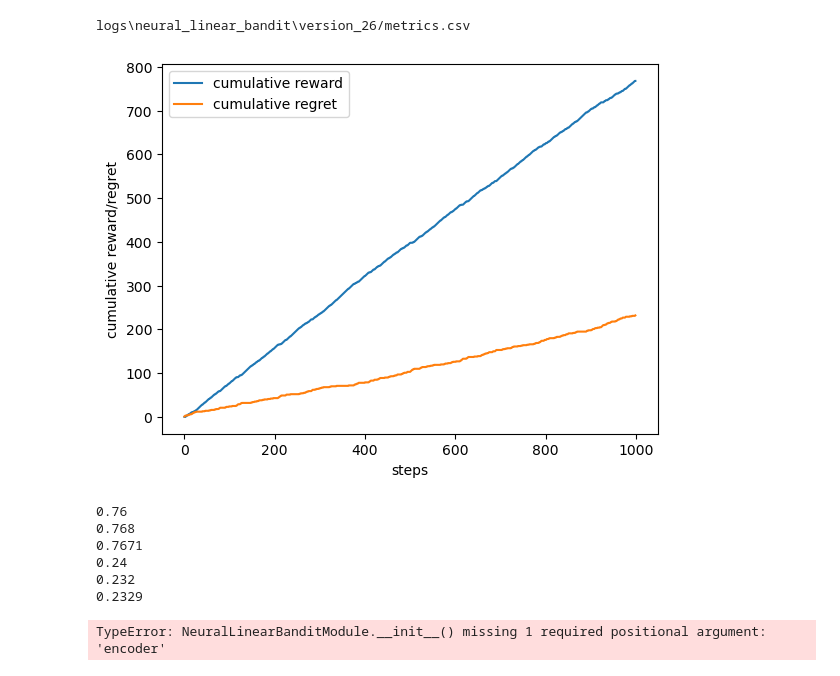
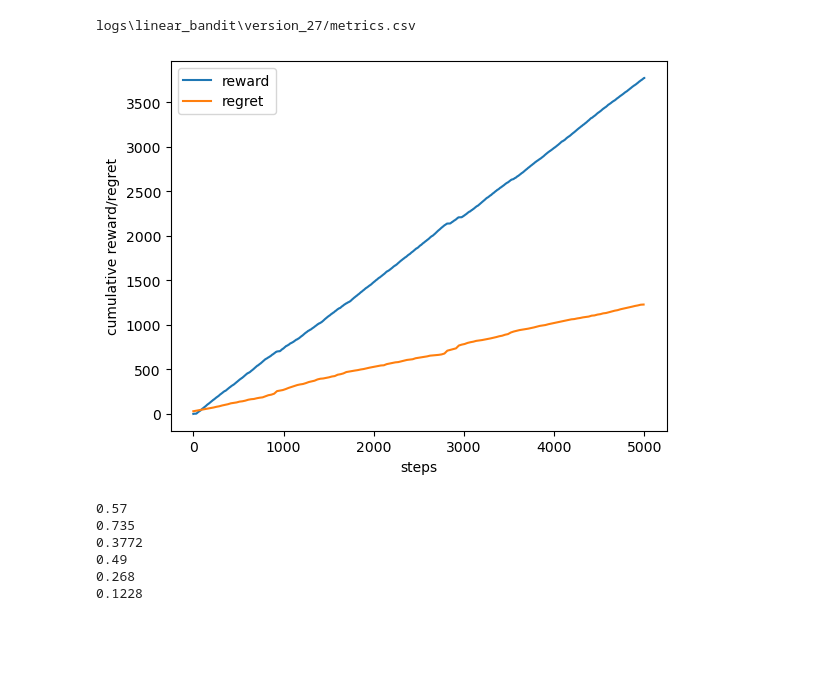
Before and after one commit to neural-bandits/calvera, a Jupyter notebook: examples/neural_linear.ipynb, the cells around one changed output. Cells and saved outputs as stored; diff of their text form; code cells hidden in the pictures; blank space fills up the shorter version.

Commit message:
notebook new interface for neural linear

```diff
--- a/examples/neural_linear.ipynb
+++ b/examples/neural_linear.ipynb
@@ -21,18 +34,15 @@ class Encoder(torch.nn.Module):
 # %%
-dataset = StatlogDataset()
-print(dataset.context_size)
-print(len(dataset))
-
-# constrain to 10000 samples
-train_loader = DataLoader(Subset(dataset, range(10000)), batch_size=1, shuffle=True)
-model = NeuralLinearBanditModule(
+train_loader = DataLoader(Subset(dataset, range(5000)), batch_size=32, shuffle=True)
+env = BanditBenchmarkEnvironment(train_loader)
+bandit_module = NeuralLinearBandit(
         encoder = Encoder(
             input_dim = dataset.context_size * dataset.num_actions,
             hidden_dim = 64,
             output_dim = 32
         ),
-        n_features = dataset.context_size * dataset.num_actions,
+        n_encoder_input_size = dataset.context_size * dataset.num_actions,
         n_embedding_size = 32,
 )
-logger = pl.pytorch.loggers.CSVLogger("logs", name="neural_linear_bandit", flush_logs_every_n_steps=100)
-trainer = pl.Trainer(max_epochs=1, logger=logger, log_every_n_steps=1)
+
+logging.getLogger("lightning.pytorch.utilities.rank_zero").setLevel(logging.FATAL)
+logger = OnlineBanditLoggerDecorator(CSVLogger("logs", name="linear_bandit", flush_logs_every_n_steps=100))
@@ -63,36 +68,36 @@ c:\Users\Philipp\miniconda3\envs\neural_bandits\lib\site-packages\lightning\pyto
 import pandas as pd
 import numpy as np
 
-metrics_csv = logger.log_dir + "/metrics.csv"
+metrics_csv = logger._logger_wrappee.log_dir + "/metrics.csv"
 print(metrics_csv)
 metrics = pd.read_csv(metrics_csv)
-cumulative_reward = np.cumsum(metrics["reward"][:1000])
-cumulative_regret = np.cumsum(metrics["regret"][:1000])
+cumulative_reward = np.cumsum(metrics["reward"][:5000])
+cumulative_regret = np.cumsum(metrics["regret"][:5000].dropna())
 # %% [output]
-logs\neural_linear_bandit\version_26/metrics.csv
+logs\linear_bandit\version_27/metrics.csv
 # %%
 import matplotlib.pyplot as plt
-plt.plot(cumulative_reward)
-plt.plot(cumulative_regret)
+plt.plot(cumulative_reward, label="reward")
+plt.plot(cumulative_regret, label="regret")
 plt.xlabel("steps")
 plt.ylabel("cumulative reward/regret")
-plt.legend(["cumulative reward", "cumulative regret"])
+plt.legend()
 plt.show()
 # %% [output]
-[figure, old version]
+[figure, new version]
 # %%
 # average reward
 print(sum(metrics["reward"][:100]) / 100)
 print(sum(metrics["reward"][:1000]) / 1000)
 print(sum(metrics["reward"][:10000]) / 10000)
-
-print(sum(metrics["regret"][:100]) / 100)
-print(sum(metrics["regret"][:1000]) / 1000)
-print(sum(metrics["regret"][:10000]) / 10000)
+if "regret" in metrics:
+    print(sum(metrics["regret"][:100].dropna()) / 100)
+    print(sum(metrics["regret"][:1000].dropna()) / 1000)
+    print(sum(metrics["regret"][:10000].dropna()) / 10000)
 # %% [output]
-0.76
-0.768
-0.7671
-0.24
-0.232
-0.2329
+0.57
+0.735
+0.3772
+0.49
+0.268
+0.1228
@@ -101,4 +103,0 @@ trainer.save_checkpoint("logs/linear_bandit/linear_bandit.ckpt", weights_only=Tr
-# %%
-model = NeuralLinearBanditModule.load_from_checkpoint("logs/linear_bandit/linear_bandit.ckpt")
-# %% [output]
-TypeError: NeuralLinearBanditModule.__init__() missing 1 required positional argument: 'encoder'
```
Also changed, not shown: parts of 7 cells of this notebook.
